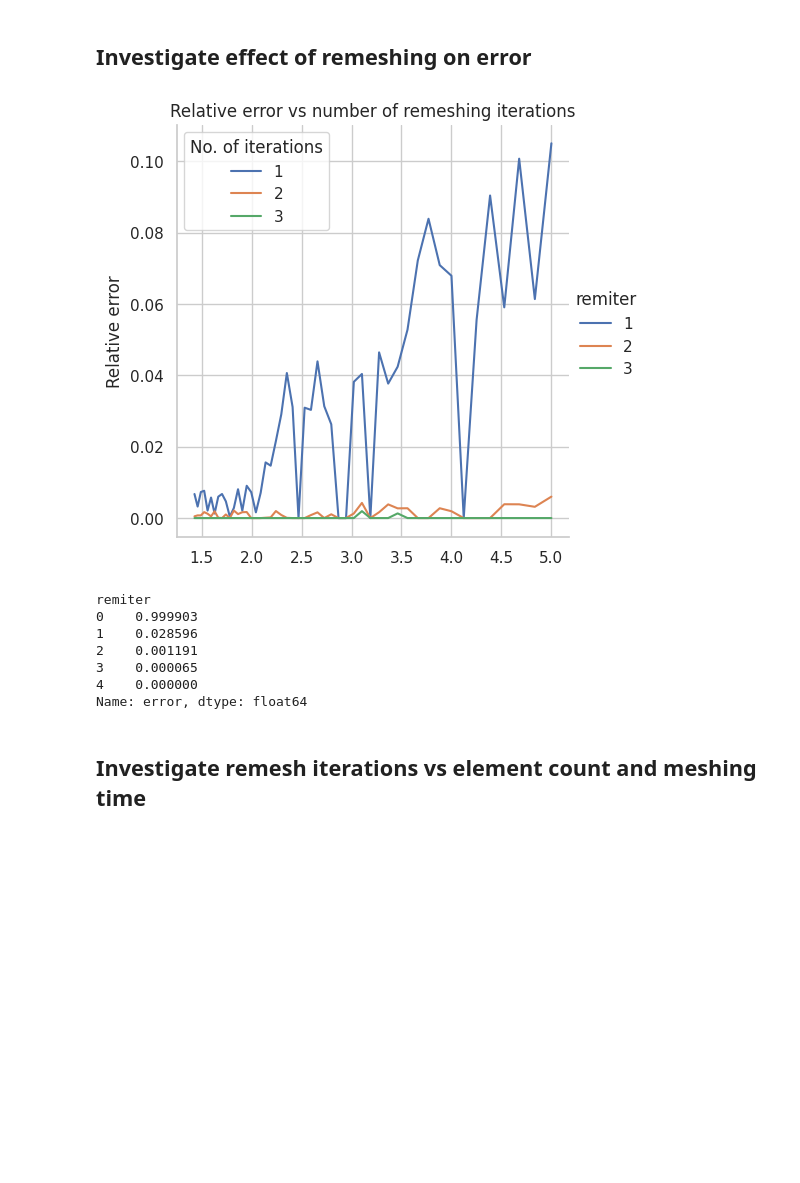
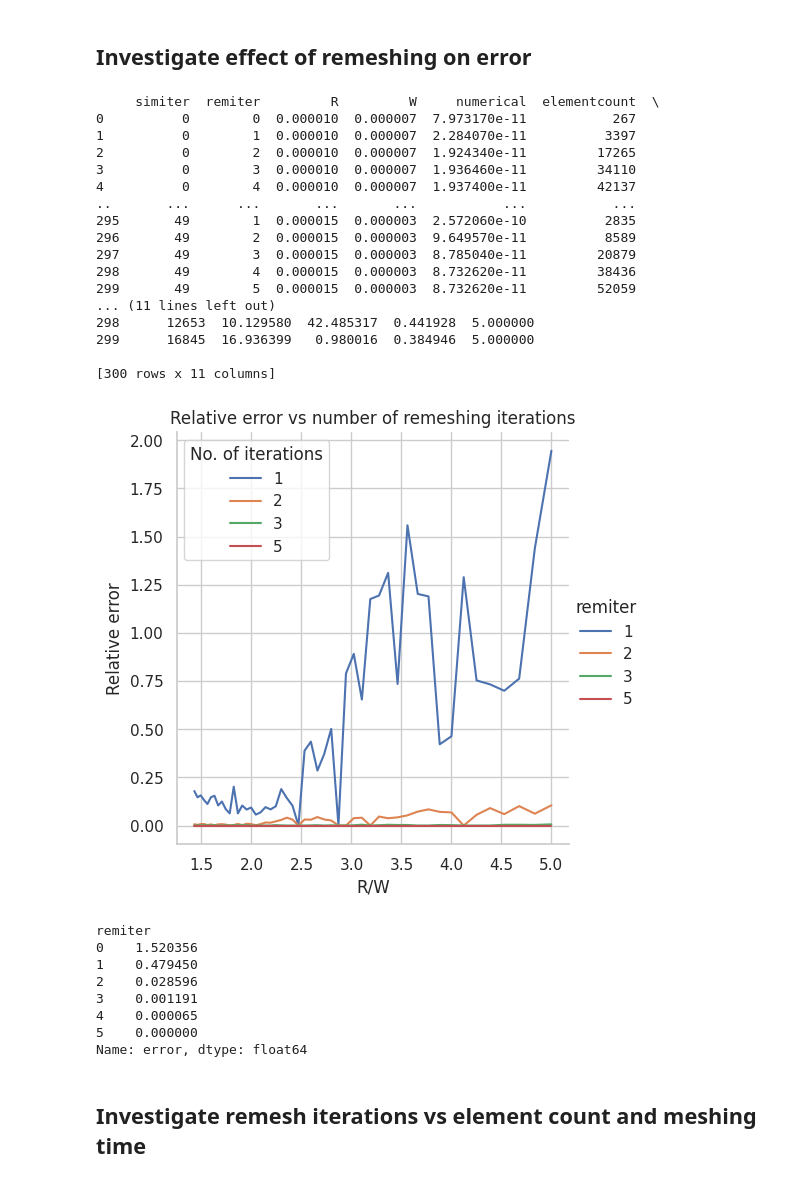
Before and after one commit to 23572027/SkripsieCode, a Jupyter notebook: testfiles/Circle_With_Remeshing/result.ipynb, the cells around one changed output. Drawn from its saved outputs; the diff is of its cells as text; code cells hidden in the pictures; blank space fills up the shorter version.

```diff
--- a/testfiles/Circle_With_Remeshing/result.ipynb
+++ b/testfiles/Circle_With_Remeshing/result.ipynb
@@ -13,57 +13,68 @@ res = pd.read_csv("ringloop.csv")
 
 res["R/W"] = res["R"]/res["W"]
 
+res["remiter"] = res["remiter"] + 1
+for index, row in res.iterrows():
+    if (res.iloc[index,1] == 1) & (index % 2 == 0):
+       res.iloc[index,1] = res.iloc[index,1] - 1
 
-
+print(res)
 res = res.assign(error=None)
 le = []
 for index, row in res.iterrows():
-    err = (row["numerical"] - (res[(res["simiter"] == row["simiter"]) & (res["remiter"] == 4)]["numerical"]))
-    val = float((res[(res["simiter"] == row["simiter"]) & (res["remiter"] == 4)]["numerical"]).to_numpy()[0])
+    err = (row["numerical"] - (res[(res["simiter"] == row["simiter"]) & (res["remiter"] == 5)]["numerical"]))
+    val = float((res[(res["simiter"] == row["simiter"]) & (res["remiter"] == 5)]["numerical"]).to_numpy()[0])
     err = float(err.to_numpy()[0])
     res.iloc[index,-1] = abs(err/val)
 
 
-
-# sns.scatterplot(res[(res["remiter"] >= 0) & ((res["simiter"] != 30) & (res["simiter"] != 24))],
-#                 x = "R/W",
-#                 y = "numerical",
-#                 palette="deep",
-#                 hue="remiter",
-#                 style="remiter",
-#                 )
-# plt.show()
-# sns.relplot(res,x="simiter",y="numerical",kind="line")
-# plt.show()
 
 df = res[(res["remiter"] != 0) & (res["remiter"] != 4)].copy()
 df["totaltime"] = df["meshtime"] + df["tthtime"] + df["nextime"]
 
 pl = sns.relplot(df,x="R/W",y="error",palette="deep",kind="line",hue="remiter")
 # pl.set(yscale="log")
 plt.legend(title="No. of iterations")
 plt.title("Relative error vs number of remeshing iterations")
 plt.ylabel("Relative error")
 plt.xlabel("R/W")
 plt.show()
 
 
 
 # sns.barplot(df,x="R/W",y="elementcount",palette="deep",hue="remiter",capsize=.1)
 # plt.legend(title="No. of iterations")
 
 # plt.show()
 
 res.groupby("remiter")['error'].mean( )
 # %% [output]
+     simiter  remiter         R         W     numerical  elementcount  \
+0          0        0  0.000010  0.000007  7.973170e-11           267
+1          0        1  0.000010  0.000007  2.284070e-11          3397
+2          0        2  0.000010  0.000007  1.924340e-11         17265
+3          0        3  0.000010  0.000007  1.936460e-11         34110
+4          0        4  0.000010  0.000007  1.937400e-11         42137
+..       ...      ...       ...       ...           ...           ...
+295       49        1  0.000015  0.000003  2.572060e-10          2835
+296       49        2  0.000015  0.000003  9.649570e-11          8589
+297       49        3  0.000015  0.000003  8.785040e-11         20879
+298       49        4  0.000015  0.000003  8.732620e-11         38436
+299       49        5  0.000015  0.000003  8.732620e-11         52059
+... (11 lines left out)
+298      12653  10.129580  42.485317  0.441928  5.000000
+299      16845  16.936399   0.980016  0.384946  5.000000
+
+[300 rows x 11 columns]
-[figure, old version]
+[figure, new version]
-remiter
-0    0.999903
-1    0.028596
-2    0.001191
-3    0.000065
-4    0.000000
-Name: error, dtype: float64
+remiter
+0    1.520356
+1    0.479450
+2    0.028596
+3    0.001191
+4    0.000065
+5    0.000000
+Name: error, dtype: float64
 # %% [markdown]
 ## Investigate remesh iterations vs element count and meshing time
 # %%
```
Also changed, not shown: parts of 4 cells of this notebook, 21 other files.
